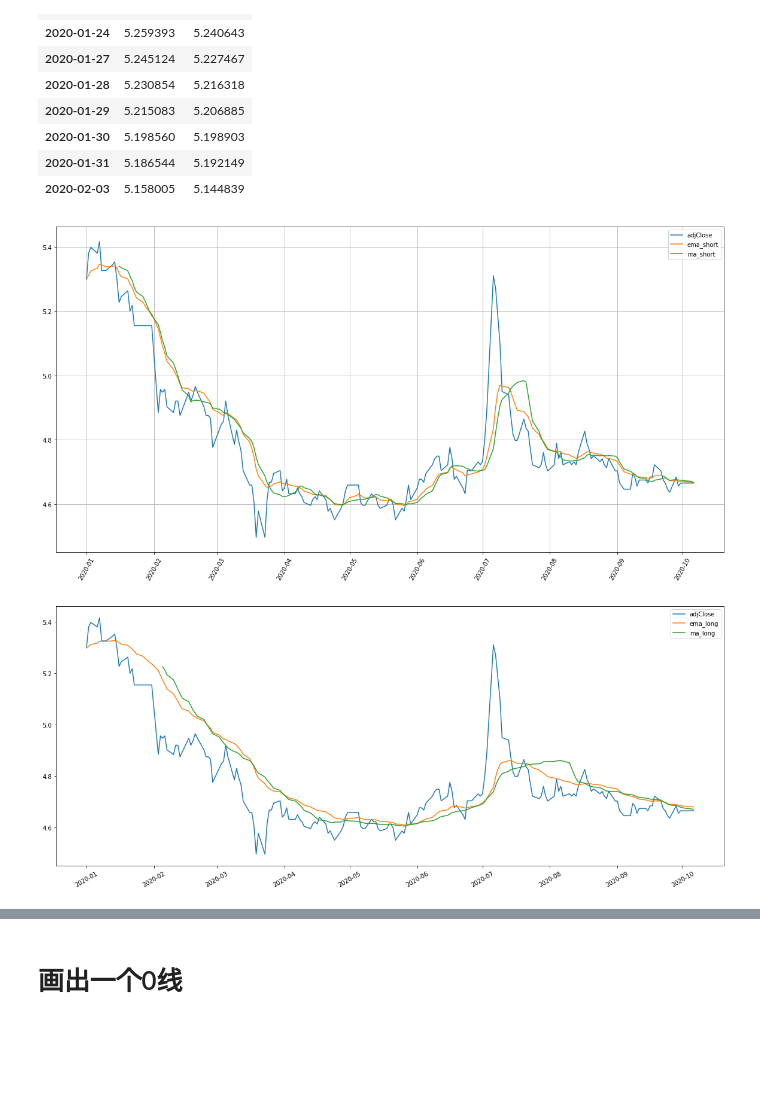
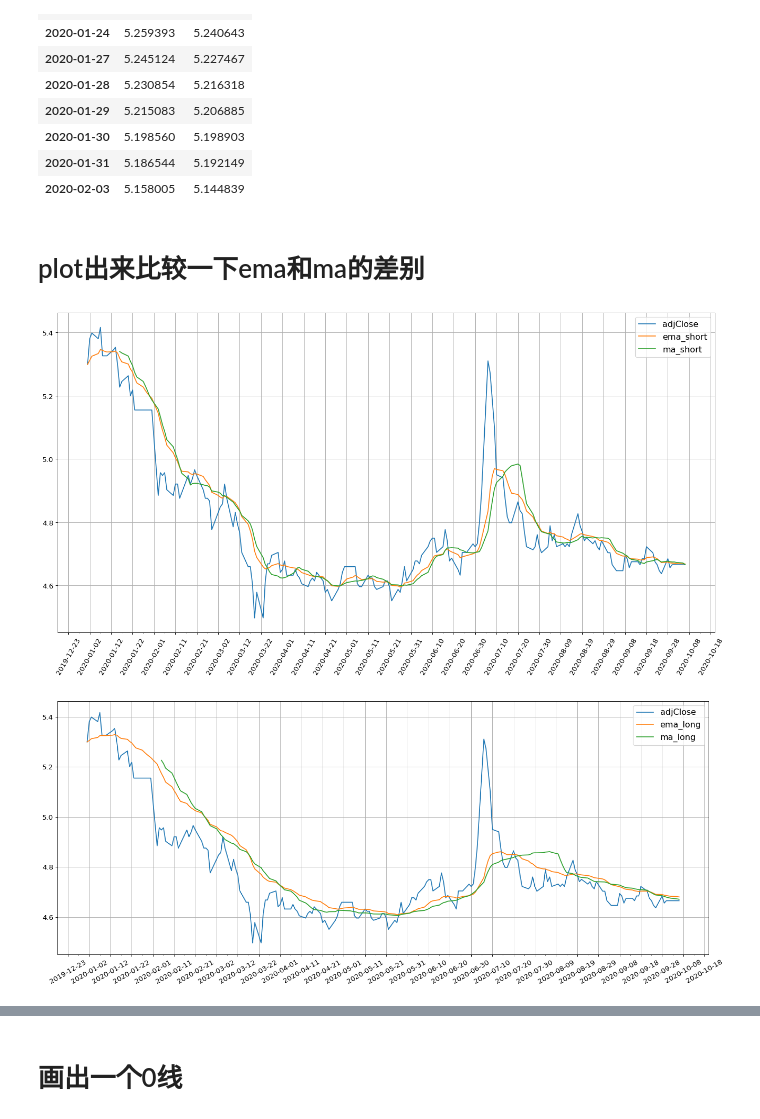
Before and after one commit to FlynnMa/quantBot, a Jupyter notebook: lessions/06-richBot-macd/06-richBotMACD.ipynb, the cells around one changed output, grey strips where cells are left out. Cells and saved outputs as stored; diff of their text form; code cells hidden in the pictures; blank space fills up the shorter version.

```diff
--- a/lessions/06-richBot-macd/06-richBotMACD.ipynb
+++ b/lessions/06-richBot-macd/06-richBotMACD.ipynb
@@ -5,5 +5,17 @@ import pandas_datareader as pdr
 import matplotlib.pyplot as plt
 import numpy as np
 import os
+import matplotlib.dates as mdates
+import matplotlib as mpl
+
+mpl.rcParams['figure.figsize'] = [16.0, 6.0]
+mpl.rcParams['figure.dpi'] = 80
+mpl.rcParams['savefig.dpi'] = 100
+
+mpl.rcParams['font.size'] = 12
+mpl.rcParams['legend.fontsize'] = 'large'
+mpl.rcParams['figure.titlesize'] = 'medium'
+
+mpl.rcParams['axes.grid'] = 'True'
 # %%
 df = pdr.get_data_tiingo('601398', start='2020-01-01', end='2021-08-11', api_key=os.getenv('TIINGO_API_KEY'))
@@ -59,10 +54,22 @@ df1 = df1.head(200)
+# %% [markdown]
+# plot出来比较一下ema和ma的差别
 # %%
-df1.plot(figsize=(20,10), rot=60, grid=True);
+df1 = df.iloc[0:200, :]
+
+
+df2 = df1[['adjClose','ema_short', 'ma_short']]
+
+df2.plot(figsize=(20,10), rot=60);
+ax = plt.gca()
+ax.xaxis.set_minor_locator(mdates.DayLocator(interval=5))
+ax.xaxis.set_major_locator(mdates.DayLocator(interval=10))
 # %% [output]
-[figure, old version]
+[figure, new version]
 # %%
-df2 = df[['adjClose','ema_long', 'ma_long']]
-df2 = df2.iloc[0:200]
+df2 = df1[['adjClose','ema_long', 'ma_long']]
 df2.plot(figsize=(20,8), rot=30);
+ax = plt.gca()
+ax.xaxis.set_minor_locator(mdates.DayLocator(interval=5))
+ax.xaxis.set_major_locator(mdates.DayLocator(interval=10))
 # %% [output]
-[figure, old version]
+[figure, new version]
```
Also changed, not shown: parts of 16 cells of this notebook.
